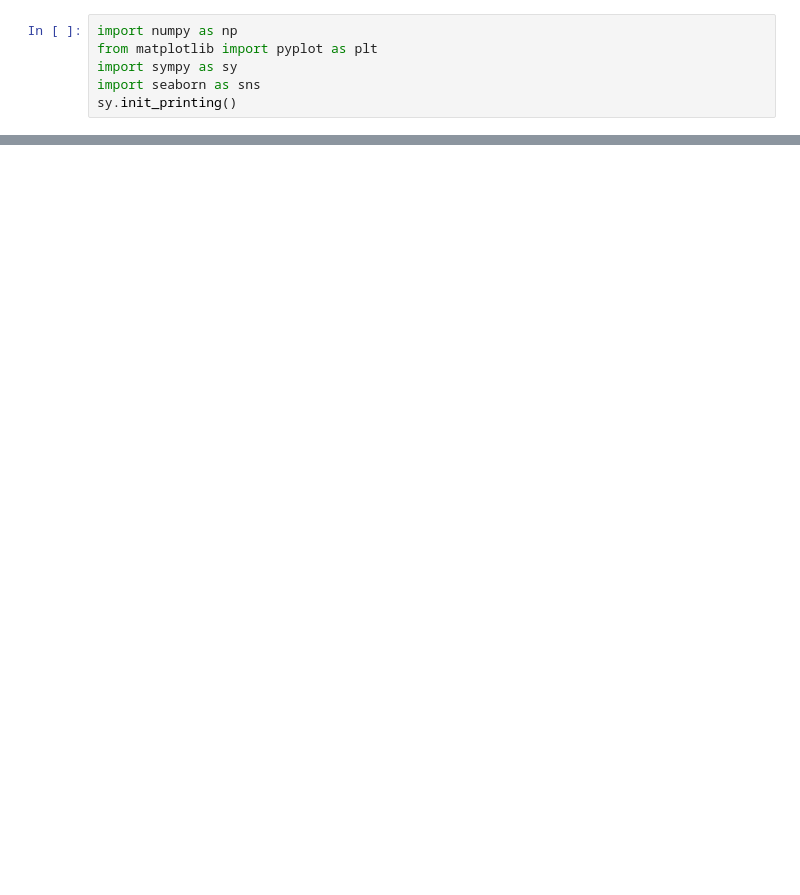
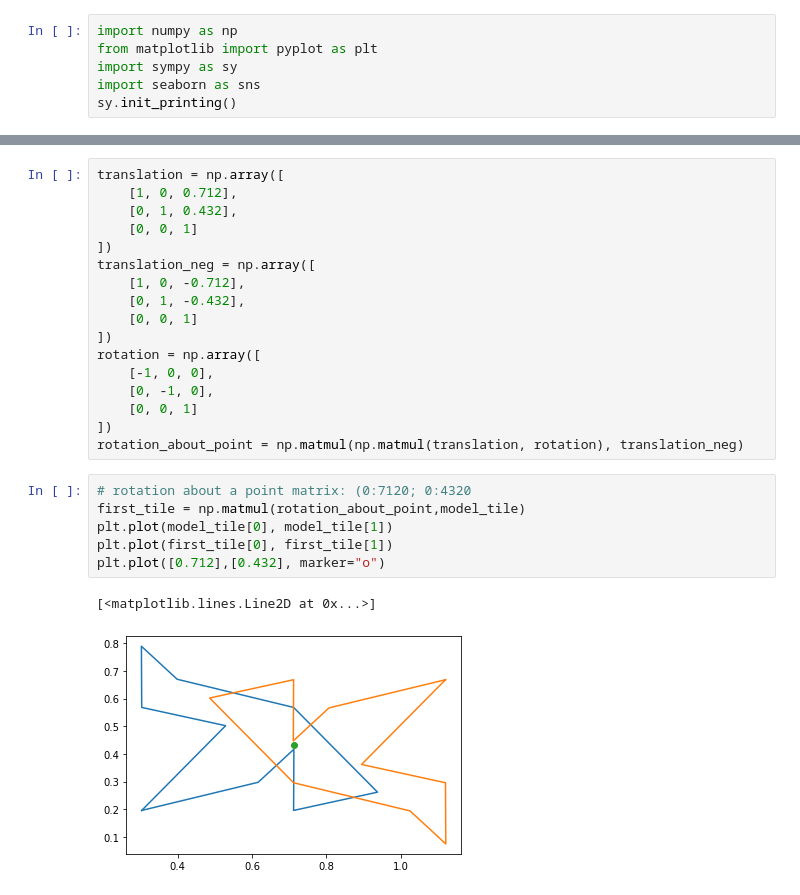
Before and after one commit to qherm/math425-final-project, a Jupyter notebook: Untitled.ipynb, the cells around one changed output, grey strips where cells are left out. Drawn from its saved outputs; the diff is of its cells as text; blank space fills up the shorter version.

```diff
--- a/Untitled.ipynb
+++ b/Untitled.ipynb
@@ -35,0 +17,26 @@ A
+# %%
+translation = np.array([
+    [1, 0, 0.712],
+    [0, 1, 0.432],
+    [0, 0, 1]
+])
+translation_neg = np.array([
+    [1, 0, -0.712],
+    [0, 1, -0.432],
+    [0, 0, 1]
+])
+rotation = np.array([
+    [-1, 0, 0],
+    [0, -1, 0],
+    [0, 0, 1]
+])
+rotation_about_point = np.matmul(np.matmul(translation, rotation), translation_neg)
+# %%
+# rotation about a point matrix: (0:7120; 0:4320
+first_tile = np.matmul(rotation_about_point,model_tile)
+plt.plot(model_tile[0], model_tile[1])
+plt.plot(first_tile[0], first_tile[1])
+plt.plot([0.712],[0.432], marker="o")
+# %% [output]
+[<matplotlib.lines.Line2D at 0x...>]
+[figure, added]
```
Also changed, not shown: parts of 5 cells of this notebook, 1 other file.
